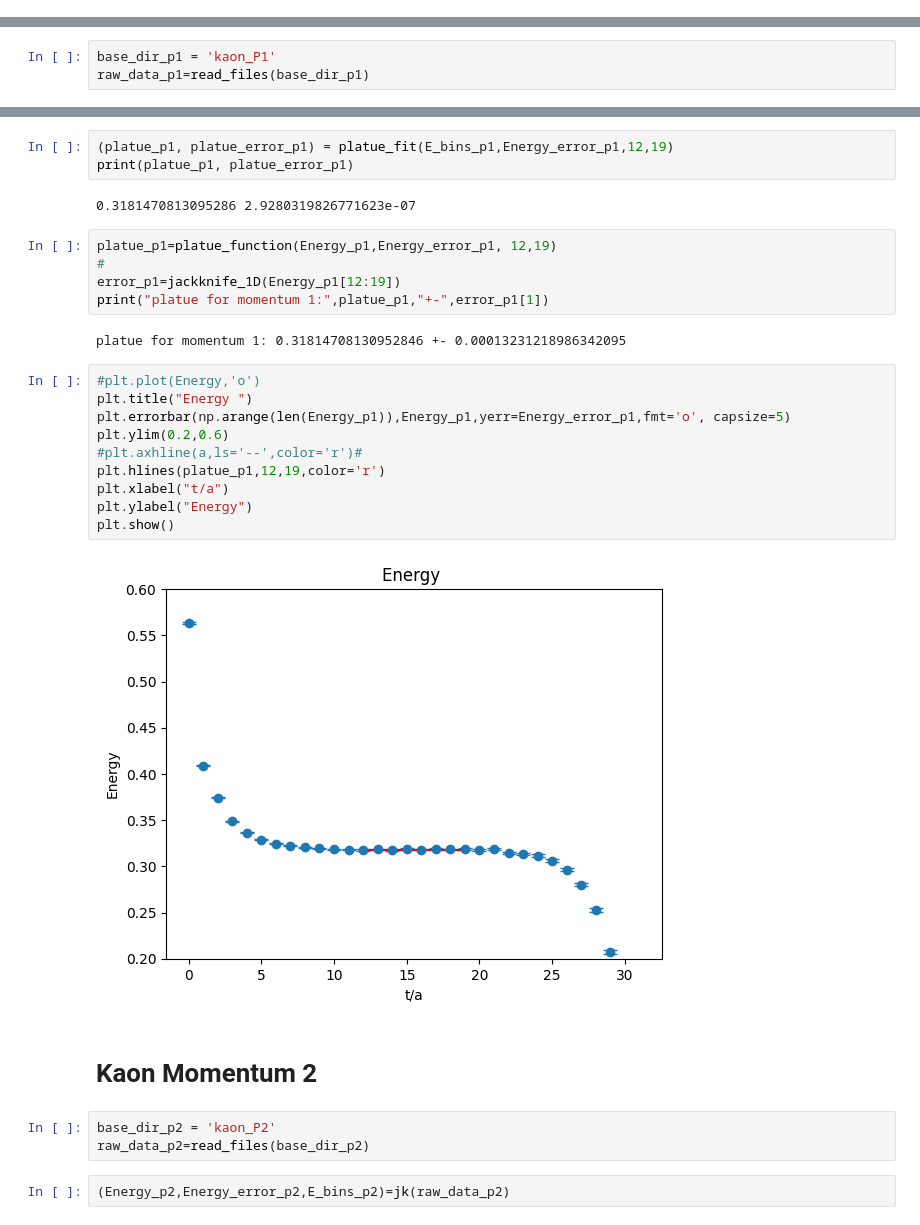
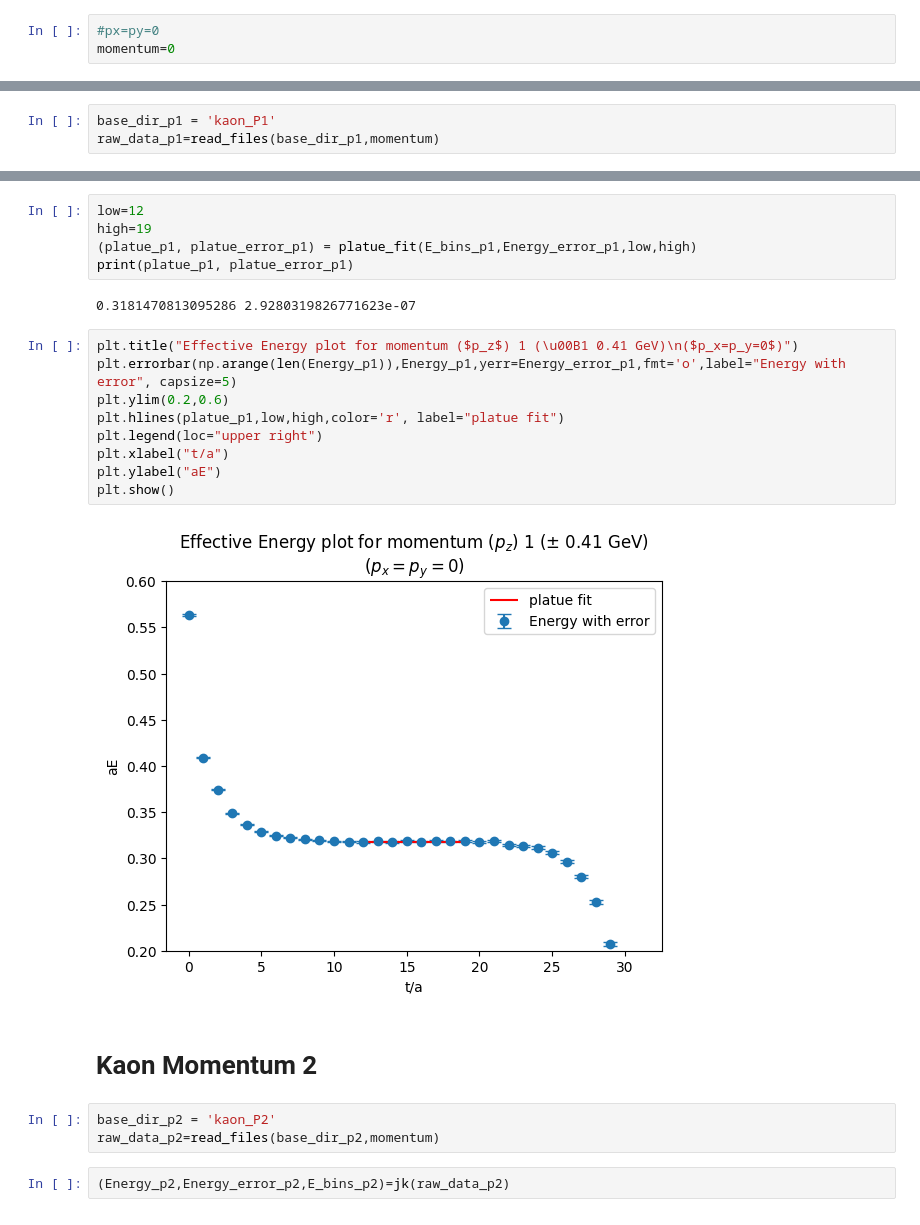
Before and after one commit to Nirban-A/The-energy-spectrum-of-the-kaon-from-Lattice-QCD, a Jupyter notebook: Analysis.ipynb, the cells around one changed output, grey strips where cells are left out. Cells and saved outputs as stored; diff of their text form.

```diff
--- a/Analysis.ipynb
+++ b/Analysis.ipynb
@@ -8,6 +8,9 @@ from functions import jk_2pt_energy as jk
 from functions import jackknife_1D
 from functions import platue_function
 from functions import platue_fit
+# %%
+#px=py=0
+momentum=0
 # %% [markdown]
 # Kaon Momentum 0
 # %%
@@ -49,7 +53,7 @@ plt.show()
 # Kaon Momentum 1
 # %%
 base_dir_p1 = 'kaon_P1'
-raw_data_p1=read_files(base_dir_p1)
+raw_data_p1=read_files(base_dir_p1,momentum)
 # %%
 (Energy_p1,Energy_error_p1, E_bins_p1)=jk(raw_data_p1)
 # %%
@@ -75,33 +81,27 @@ plt.show()
 # %% [markdown]
 ### Platue fitting for range [12-19)
 # %%
-(platue_p1, platue_error_p1) = platue_fit(E_bins_p1,Energy_error_p1,12,19)
+low=12
+high=19
+(platue_p1, platue_error_p1) = platue_fit(E_bins_p1,Energy_error_p1,low,high)
 print(platue_p1, platue_error_p1)
 # %% [output]
 0.3181470813095286 2.9280319826771623e-07
-# %%
-platue_p1=platue_function(Energy_p1,Energy_error_p1, 12,19)
-#
-error_p1=jackknife_1D(Energy_p1[12:19])
-print("platue for momentum 1:",platue_p1,"+-",error_p1[1])
-# %% [output]
-platue for momentum 1: 0.31814708130952846 +- 0.00013231218986342095
 # %%
-#plt.plot(Energy,'o')
-plt.title("Energy ")
-plt.errorbar(np.arange(len(Energy_p1)),Energy_p1,yerr=Energy_error_p1,fmt='o', capsize=5)
+plt.title("Effective Energy plot for momentum ($p_z$) 1 (\u00B1 0.41 GeV)\n($p_x=p_y=0$)")
+plt.errorbar(np.arange(len(Energy_p1)),Energy_p1,yerr=Energy_error_p1,fmt='o',label="Energy with error", capsize=5)
 plt.ylim(0.2,0.6)
-#plt.axhline(a,ls='--',color='r')#
-plt.hlines(platue_p1,12,19,color='r')
+plt.hlines(platue_p1,low,high,color='r', label="platue fit")
+plt.legend(loc="upper right")
 plt.xlabel("t/a")
-plt.ylabel("Energy")
+plt.ylabel("aE")
 plt.show()
 # %% [output]
-[figure, old version]
+[figure, new version]
 # %% [markdown]
 # Kaon Momentum 2
 # %%
 base_dir_p2 = 'kaon_P2'
-raw_data_p2=read_files(base_dir_p2)
+raw_data_p2=read_files(base_dir_p2,momentum)
 # %%
 (Energy_p2,Energy_error_p2,E_bins_p2)=jk(raw_data_p2)
```
Also changed, not shown: parts of 24 cells of this notebook.
